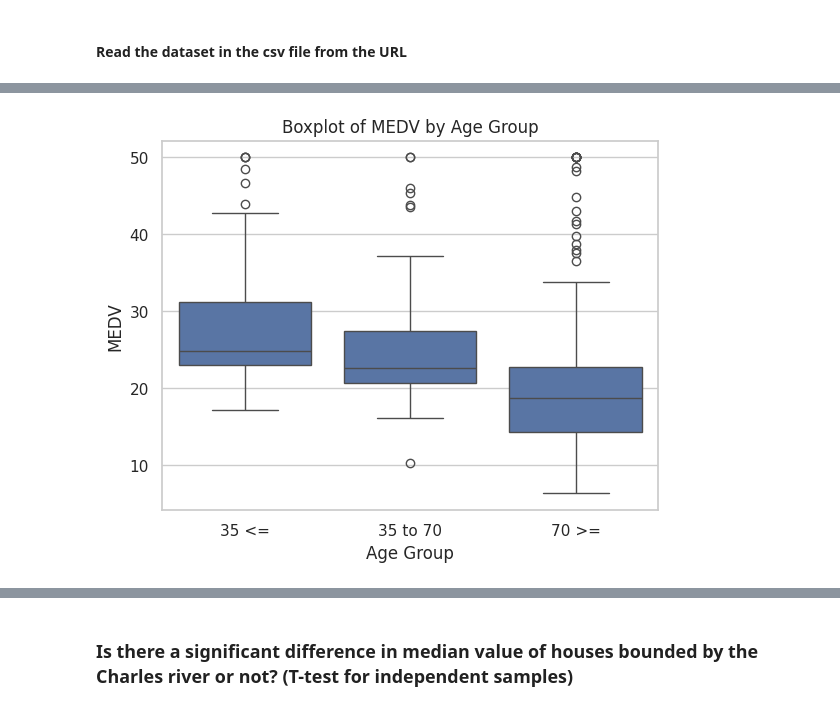
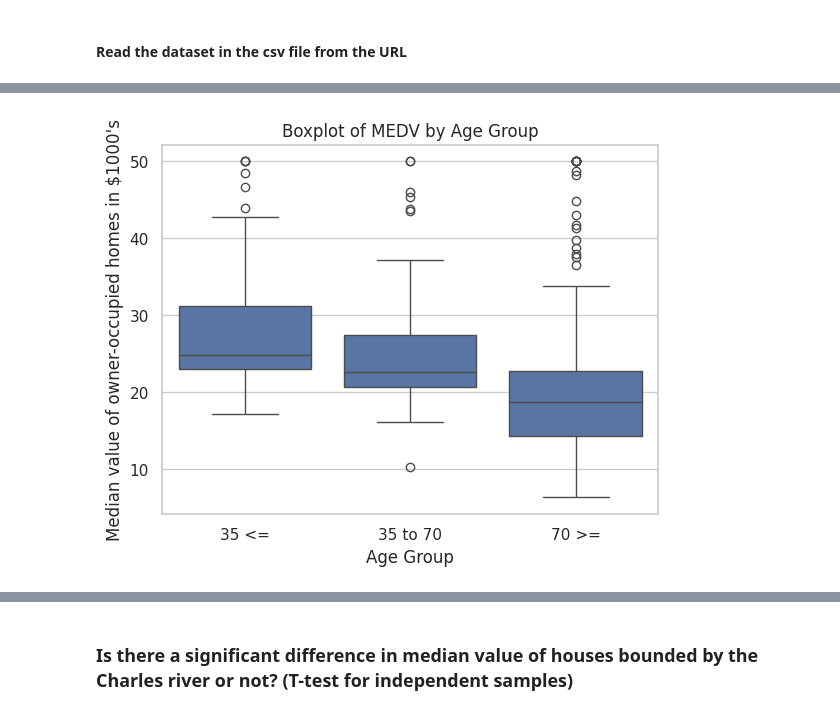
Before and after one commit to JongPow2000/Boston-housing-project, a Jupyter notebook: Optional_Peer_Graded_Assignment.jupyterlite.ipynb, the cells around one changed output, grey strips where cells are left out. Drawn from its saved outputs; the diff is of its cells as text; code cells hidden in the pictures.

```diff
--- a/Optional_Peer_Graded_Assignment.jupyterlite.ipynb
+++ b/Optional_Peer_Graded_Assignment.jupyterlite.ipynb
@@ -48,18 +54,17 @@ pyplot.show()
 # %%
-# Visualization 3
 
 # Discretize the 'AGE' variable
 boston_df['Age_Group'] = pd.cut(boston_df['AGE'],
                                 bins=[0, 35, 70, 100],  # Adjust upper bin if needed to cover max age
                                 labels=['35 <=', '35 to 70', '70 >='],
                                 right=False)  # Adjust whether to include the right edge or not
 
 
 # Create the boxplot
 ax3 = sns.boxplot(x="Age_Group", y="MEDV", data=boston_df)
 pyplot.title("Boxplot of MEDV by Age Group")
 pyplot.xlabel("Age Group")
-pyplot.ylabel("MEDV")
+pyplot.ylabel("Median value of owner-occupied homes in $1000's")
 pyplot.show()
 # %% [output]
-[figure, old version]
+[figure, new version]
```
Also changed, not shown: parts of 27 cells of this notebook.
